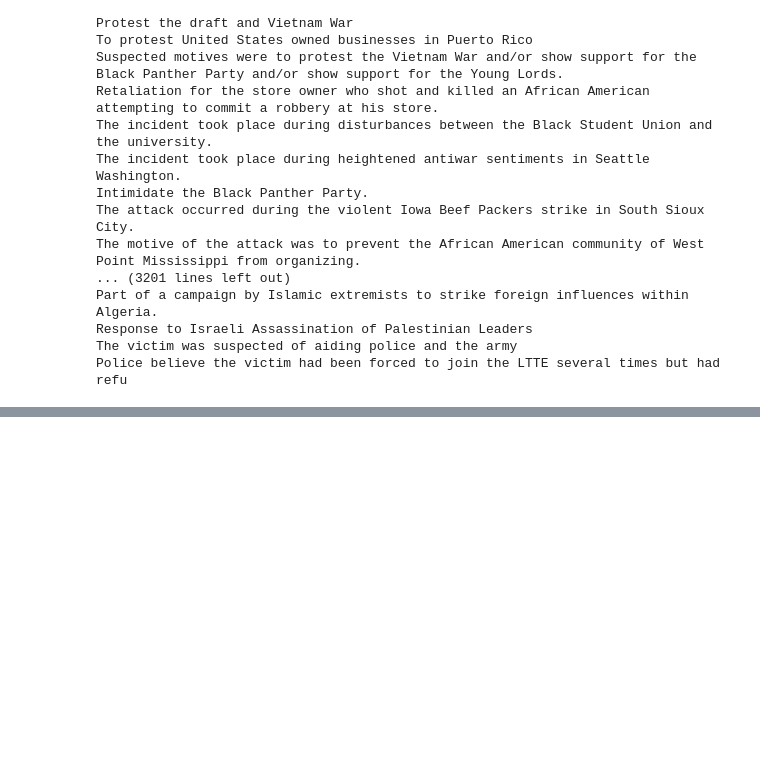
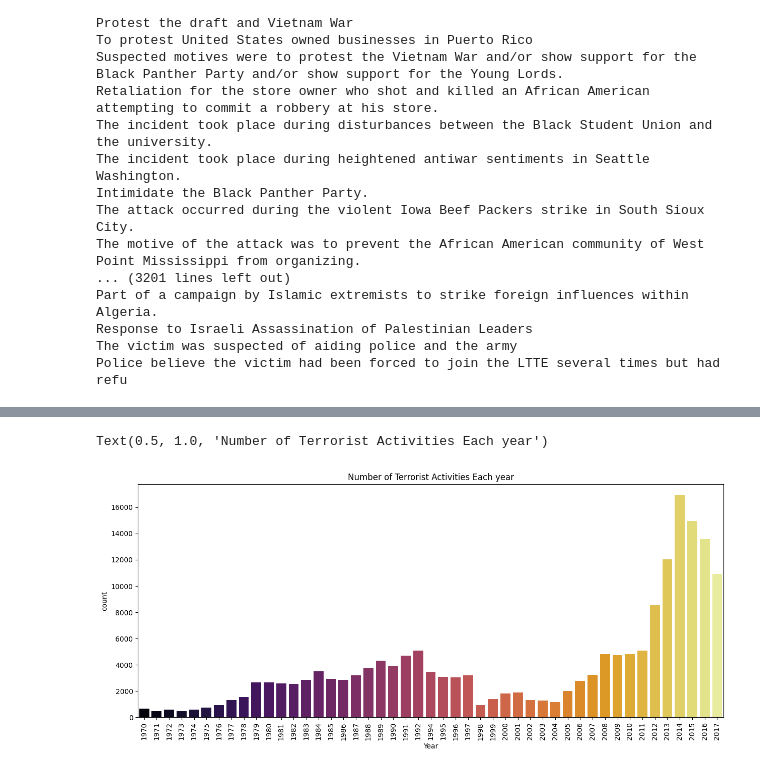
Before and after one commit to Gemini-Abhi/Machine-Learning-projects, a Jupyter notebook: Terrorism Project/Terrorism.ipynb, the cells around one changed output, grey strips where cells are left out. Drawn from its saved outputs; the diff is of its cells as text; code cells hidden in the pictures; blank space fills up the shorter version.

```diff
--- a/Terrorism Project/Terrorism.ipynb
+++ b/Terrorism Project/Terrorism.ipynb
@@ -256,0 +269,8 @@ Police believe the victim had been forced to join the LTTE several times but had
+# %%
+plt.subplots(figsize=(15,6))
+sns.countplot(x='Year',data=df2,palette='inferno')
+plt.xticks(rotation=90)
+plt.title("Number of Terrorist Activities Each year")
+# %% [output]
+Text(0.5, 1.0, 'Number of Terrorist Activities Each year')
+[figure, added]
```
Also changed, not shown: parts of 9 cells of this notebook.
